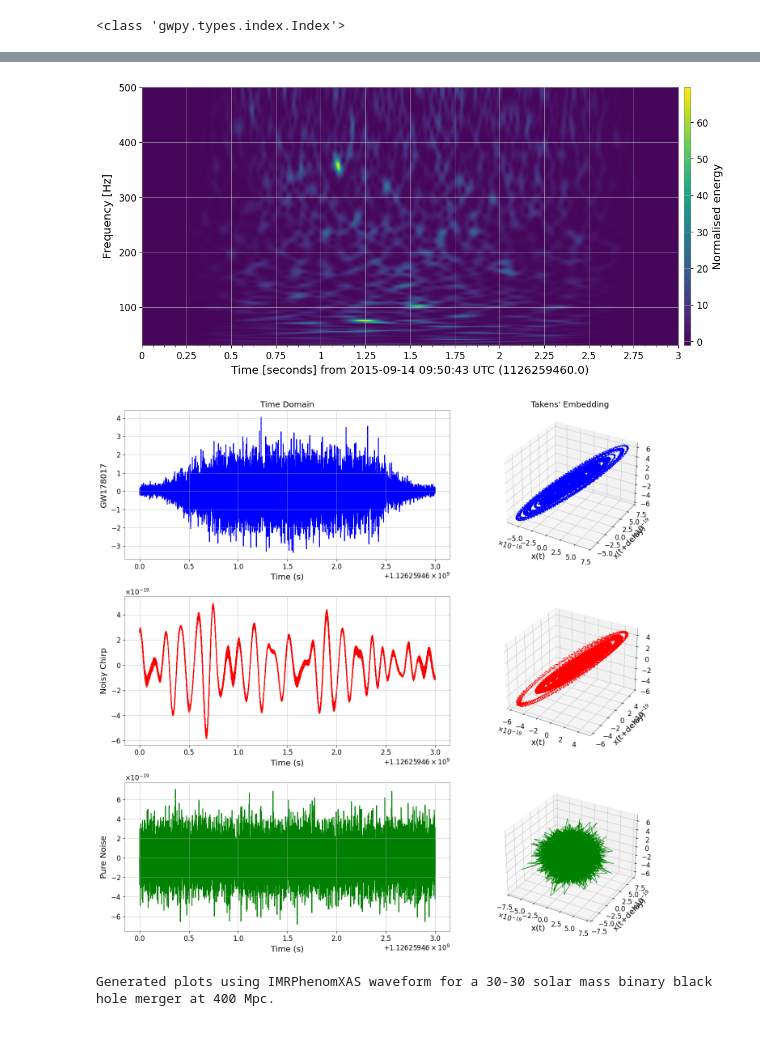
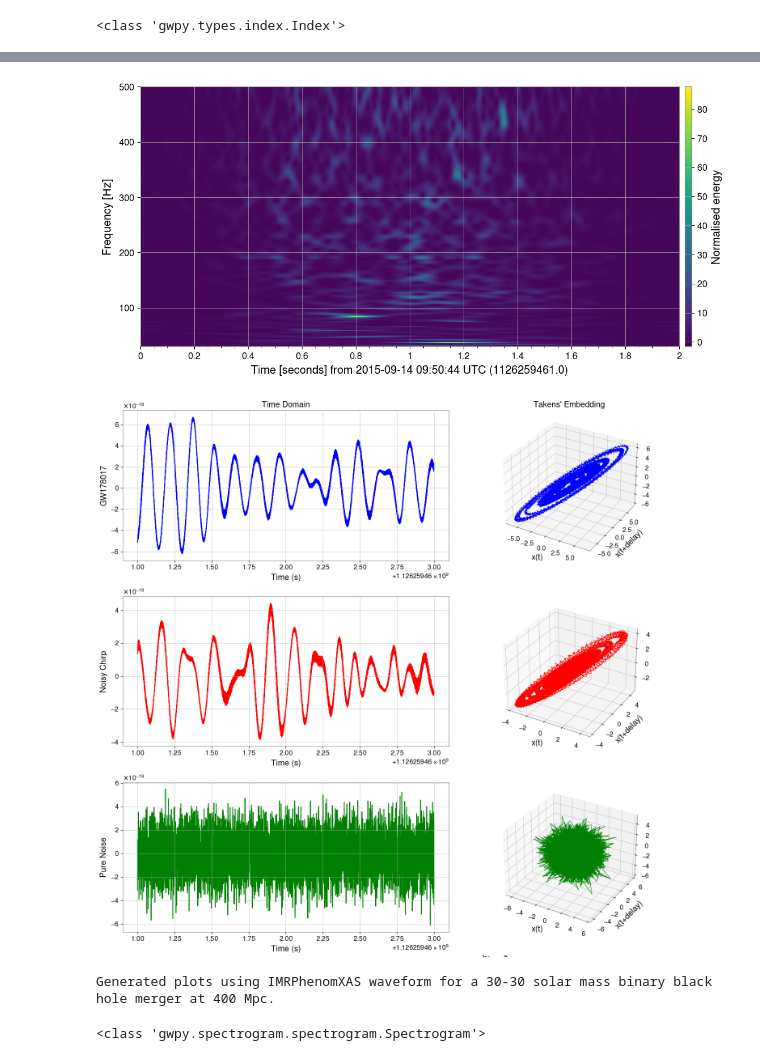
Before and after one commit to ratio999/LIZARD, a Jupyter notebook: Untitled1.ipynb, the cells around one changed output, grey strips where cells are left out. Drawn from its saved outputs; the diff is of its cells as text; code cells hidden in the pictures.

```diff
--- a/Untitled1.ipynb
+++ b/Untitled1.ipynb
@@ -58,7 +62,7 @@ hp_array = np.array(hp)
 
 # Create noisy chirp by adding moderate Gaussian noise
 
-segment = (int(gps) - 30, int(gps) + 2)
+segment = (int(gps) - 1, int(gps) + 1)
 hdata = TimeSeries.fetch_open_data('H1', *segment, verbose=True, cache=True)
 
 
@@ -73,10 +77,10 @@ ldata1 = TimeSeries.fetch_open_data('L1', int(gps)+512, int(gps)+1024, cache=Tru
 
 # Create noisy chirp by adding moderate Gaussian noise
 
-segment = (int(gps) - 2, int(gps) + 1)
+segment = (int(gps) - 1, int(gps) + 1)
 hdata = TimeSeries.fetch_open_data('H1', *segment, verbose=True, cache=True)
 
-segment1 = (int(gps+512) - 2, int(gps+512) + 1)
+segment1 = (int(gps+512) - 1, int(gps+512) + 1)
 hdata1 = TimeSeries.fetch_open_data('H1', *segment1, verbose=True, cache=True)
 # %% [output]
 GW150914 GPS: 1126259462.4
@@ -103,7 +93,7 @@ print(type(times))
 signal_gw = hdata
 #print(type(signal_gw.real))
 
-noise_level = 1*np.std(signal_gw.data)
+noise_level = 1*np.std(signal_gw)
 
 
 signal_noisy = hdata1
@@ -157,7 +147,7 @@ col_titles = ['Time Domain', 'Spectrogram', "Takens' Embedding"]
 ################ Row 1: GW Chirp ################
 # Time Domain
 ax1 = plt.subplot(3, 2, 1)
-ax1.plot(times, np.array(signal_gw.whiten(2,1).data), color='b')
+ax1.plot(times, np.array(signal_gw.data), color='b')
 ax1.set_title(col_titles[0])
 ax1.set_ylabel(row_titles[0])
 ax1.set_xlabel('Time (s)')
@@ -214,3 +204,3 @@ print('Generated plots using IMRPhenomXAS waveform for a 30-30 solar mass binary
-[figure, old version]
+[figure, new version]
-[figure, old version]
+[figure, new version]
 Generated plots using IMRPhenomXAS waveform for a 30-30 solar mass binary black hole merger at 400 Mpc.
@@ -216,0 +214,8 @@ Generated plots using IMRPhenomXAS waveform for a 30-30 solar mass binary black
+# %%
+print(type(q1))
+T, F = np.meshgrid(times - times[0], freqs)
+
+# Flatten intensity data
+y = qdata.flatten()
+# %% [output]
+<class 'gwpy.spectrogram.spectrogram.Spectrogram'>
```
Also changed, not shown: parts of 7 cells of this notebook, 6 other files.
